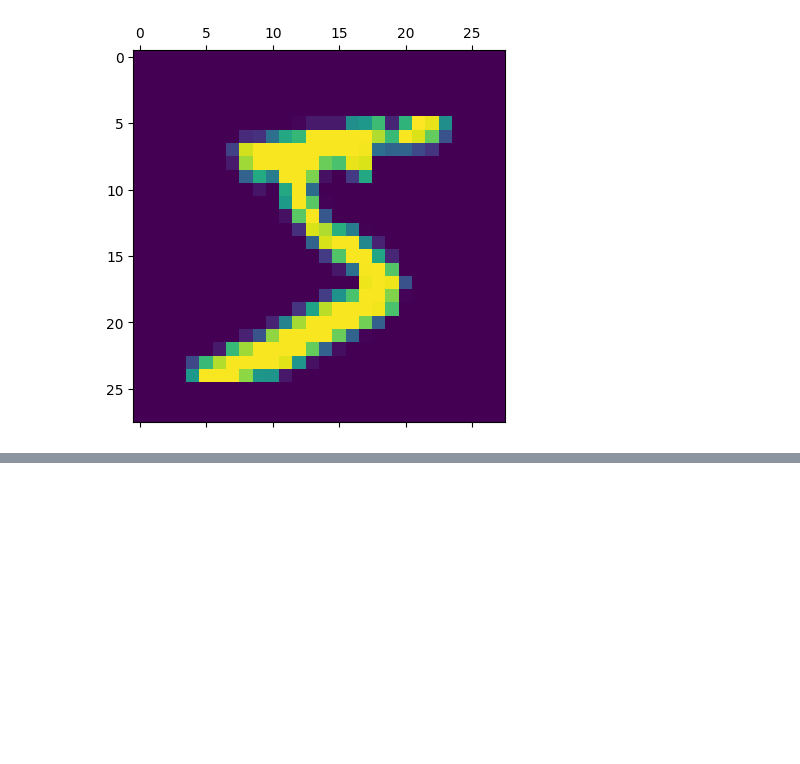
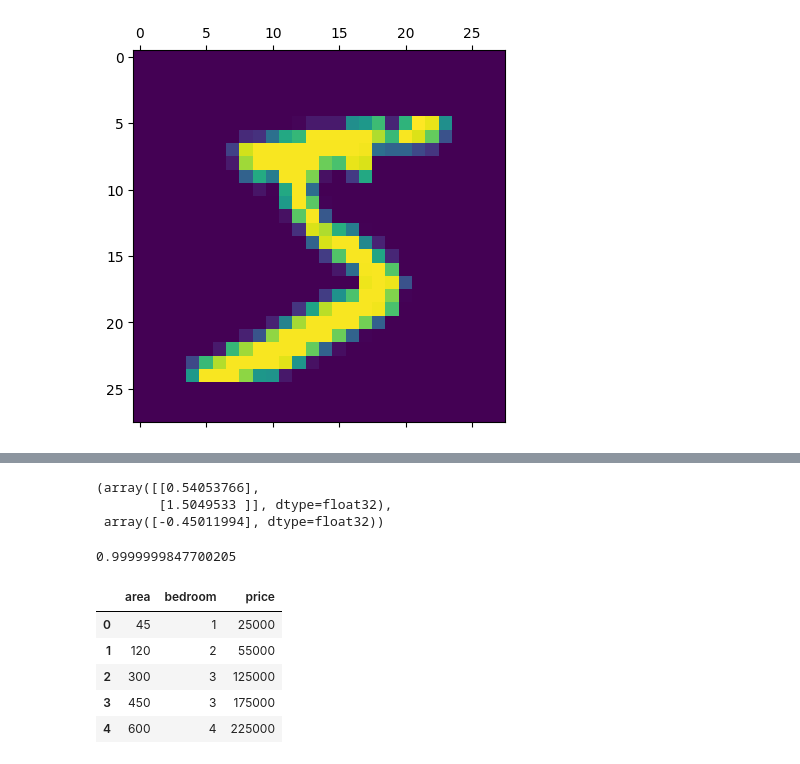
Before and after one commit to GowdaHemannth/Deep-Learning-ML, a Jupyter notebook: Untitled.ipynb, the cells around one changed output, grey strips where cells are left out. Cells and saved outputs as stored; diff of their text form; code cells hidden in the pictures; blank space fills up the shorter version.

```diff
--- a/Untitled.ipynb
+++ b/Untitled.ipynb
@@ -93,0 +207,16 @@ model.evaluate(X_test_flattened,y_test)
+# %%
+## You can know weight and bias Of the particlar Function
+coef,intercept=model.get_weights()
+coef,intercept
+# %% [output]
+(array([[0.54053766],
+        [1.5049533 ]], dtype=float32),
+ array([-0.45011994], dtype=float32))
+# %%
+## Now implemting Neuron Network From scratch
+def sigmoid(x):
+    import math
+    return 1/(1+math.exp(-x))
+sigmoid(18)
+# %% [output]
+0.9999999847700205
@@ -93,0 +235,13 @@ model.evaluate(X_test_flattened,y_test)
+# %%
+## Here we will get to know the DIffernce Between Differnt Gardient
+
+
+Prices=pd.read_csv("pries.csv")
+Prices.head()
+# %% [output]
+|  | area | bedroom | price |
+| 0 | 45 | 1 | 25000 |
+| 1 | 120 | 2 | 55000 |
+| 2 | 300 | 3 | 125000 |
+| 3 | 450 | 3 | 175000 |
+| 4 | 600 | 4 | 225000 |
```
Also changed, not shown: parts of 29 cells of this notebook, 2 other files.
